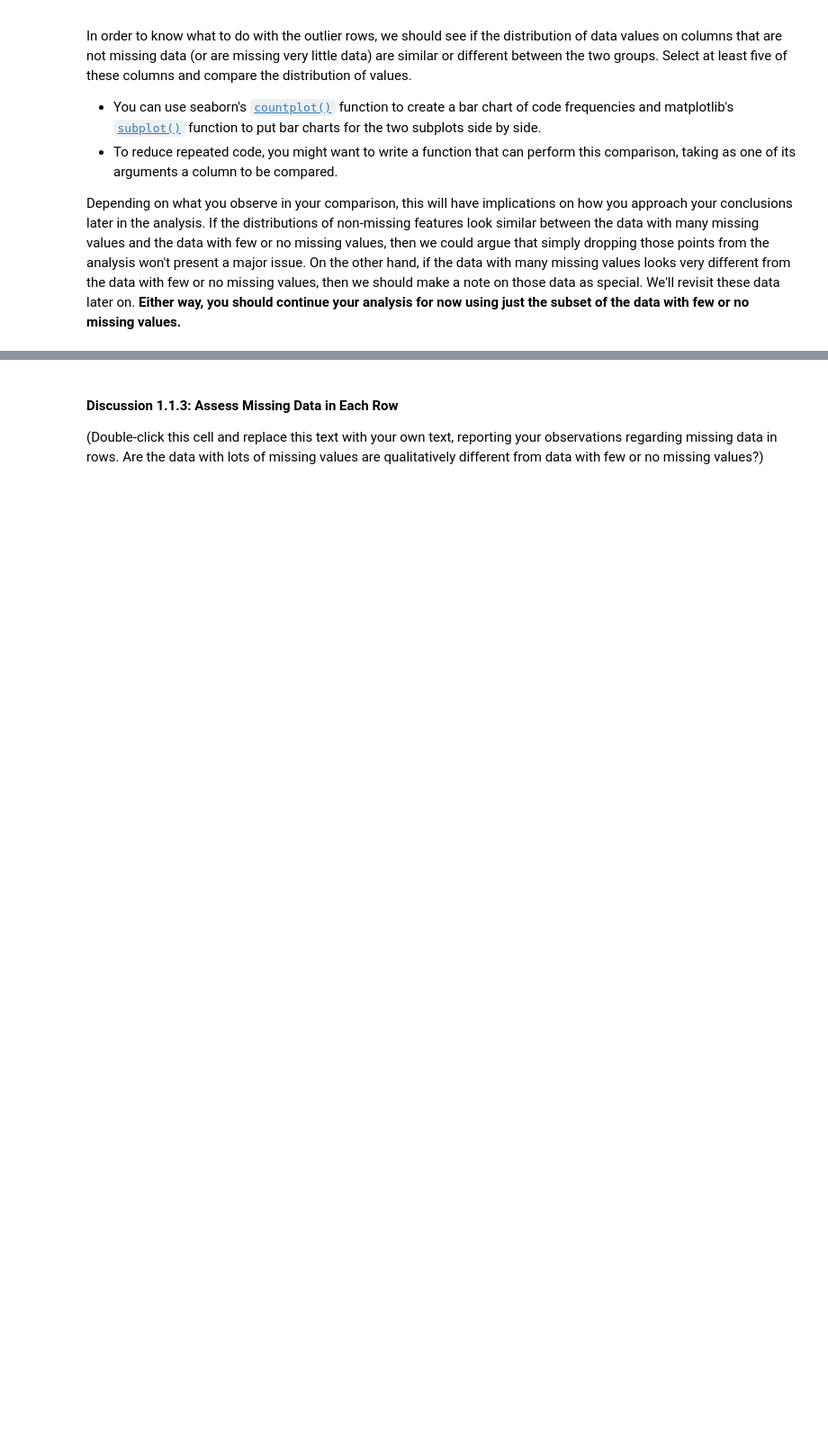
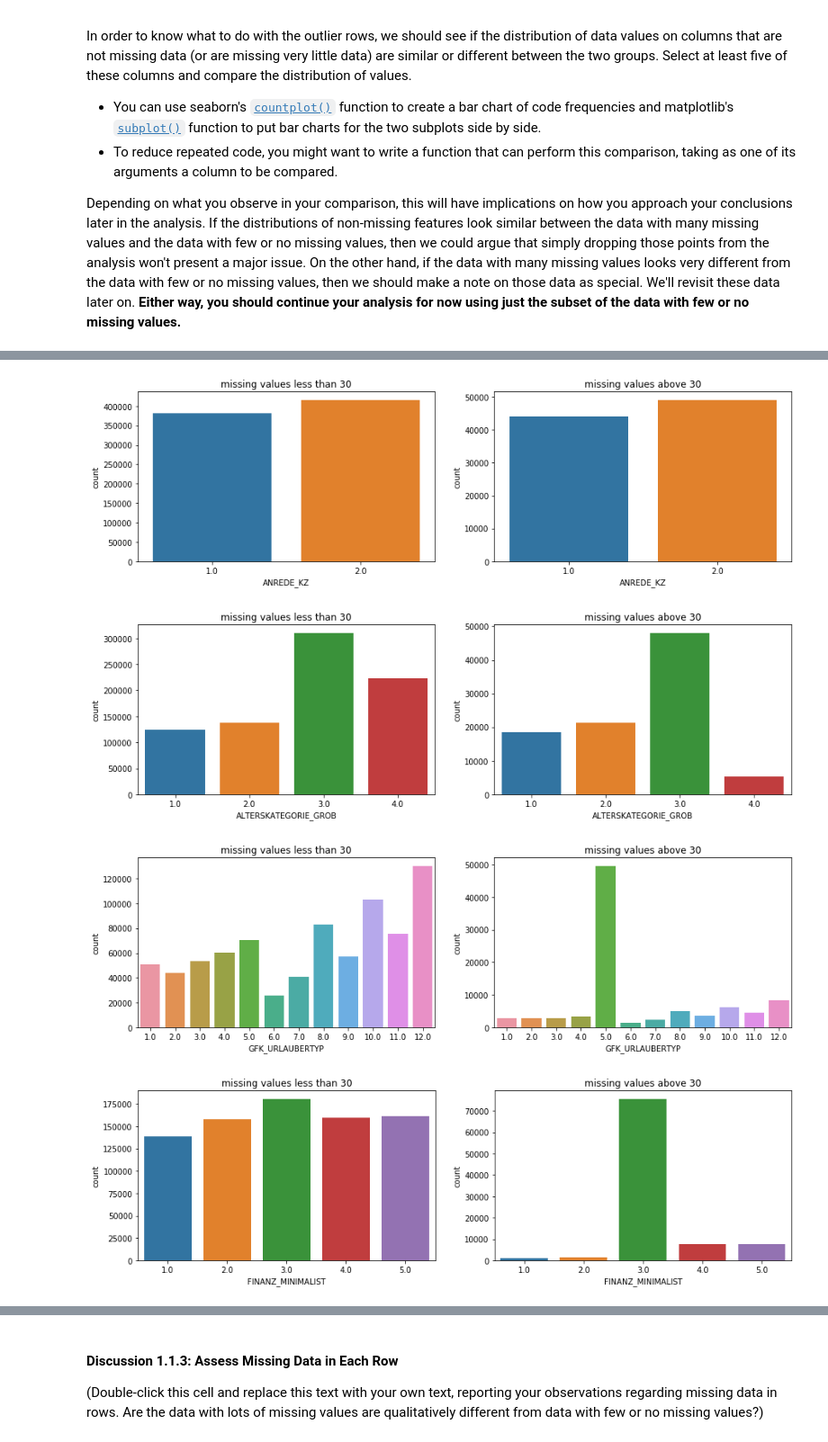
Before and after one commit to aalsudairi/Identify_Customer_Segments, a Jupyter notebook: Identify_Customer_Segments.ipynb, the cells around one changed output, grey strips where cells are left out. Shown at 90% size. Saved outputs shown, nothing was run; the diff lists cells and outputs as text; code cells hidden in the pictures; blank space fills up the shorter version.

```diff
--- a/Identify_Customer_Segments.ipynb
+++ b/Identify_Customer_Segments.ipynb
@@ -191,6 +247,30 @@ Depending on what you observe in your comparison, this will have implications on
 # %%
 # Write code to divide the data into two subsets based on the number of missing
 # values in each row.
+missing_values_more_30 = azdias[missing_values_row >=30]
+missing_values_less_30 = azdias[missing_values_row < 30]
 # %%
 # Compare the distribution of values for at least five columns where there are
 # no or few missing values, between the two subsets.
+def plot_dist(column):
+    fig, (ax1, ax2) = plt.subplots(1, 2)
+    fig.set_figwidth(15)
+    ax1.set_title('missing values less than 30')
+    sns.countplot(azdias.loc[missing_values_less_30.index,column],ax=ax1)
+
+    ax2.set_title('missing values above 30')
+    sns.countplot(azdias.loc[missing_values_more_30.index,column],ax=ax2)
+
+    plt.show()
+
+
+plot_dist('ANREDE_KZ')
+plot_dist('ALTERSKATEGORIE_GROB')
+plot_dist('GFK_URLAUBERTYP')
+plot_dist('FINANZ_MINIMALIST')
+plot_dist('ONLINE_AFFINITAET')
+# %% [output]
+[figure, added]
+[figure, added]
+[figure, added]
+[figure, added]
```
Also changed, not shown: parts of 27 cells of this notebook.
